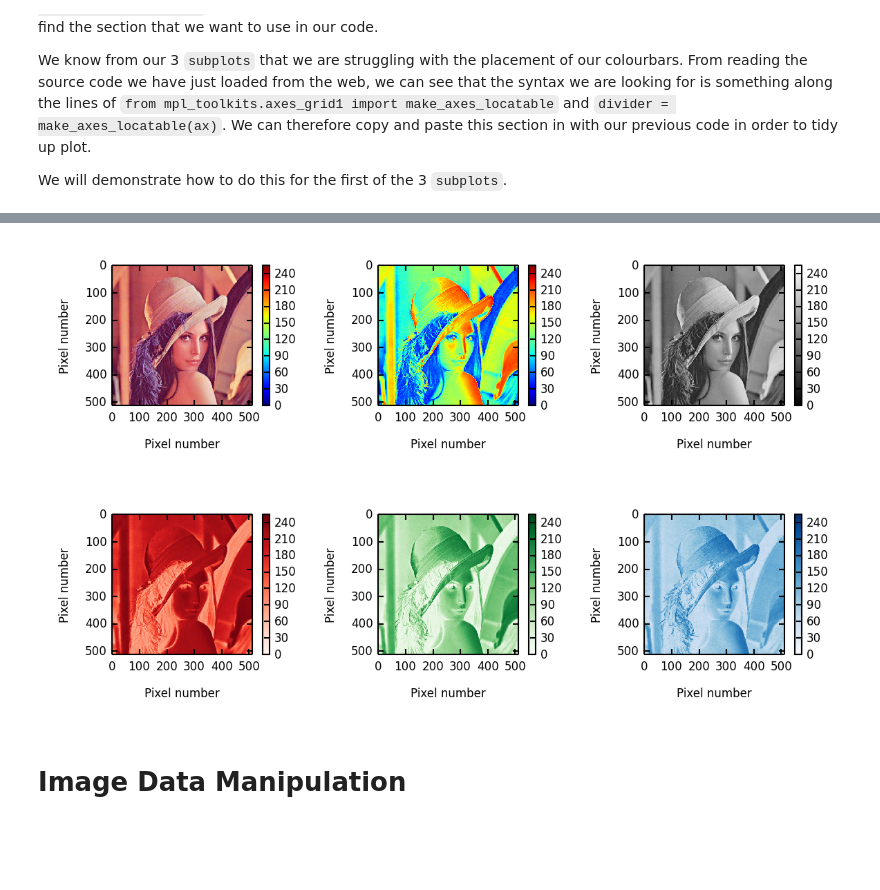
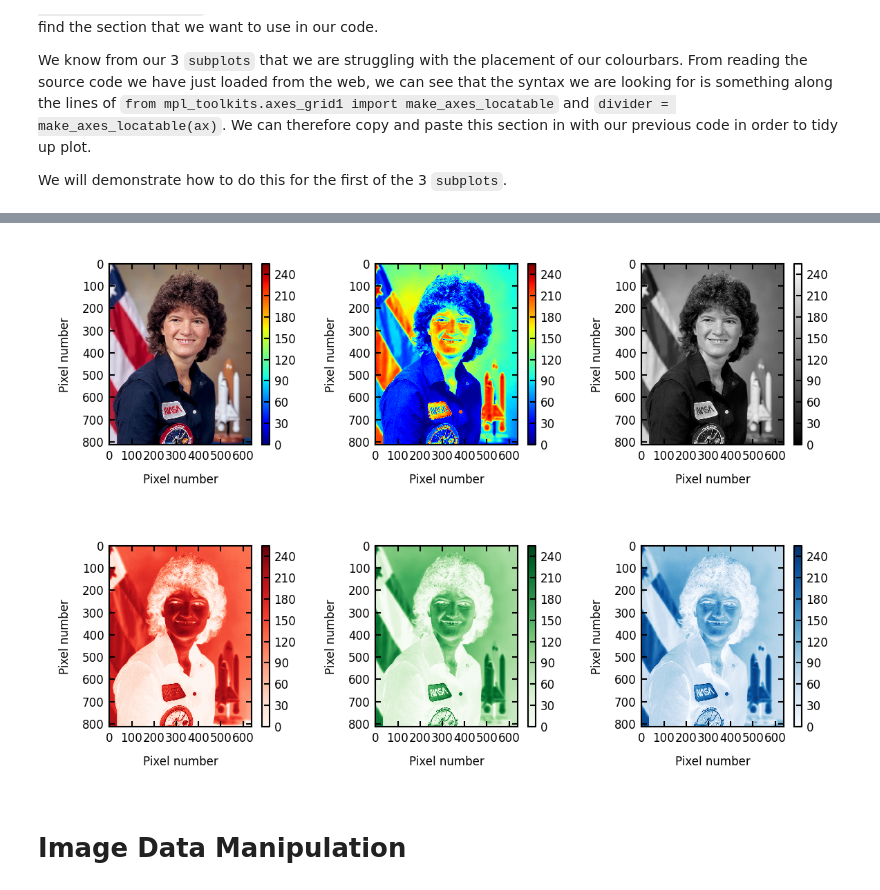
Before and after one commit to swcarpentry/DEPRECATED-bc, a Jupyter notebook: intermediate/python/SoftwareCarpentryDev_MRD_WithSolutions.ipynb, the cells around one changed output, grey strips where cells are left out. Cells and saved outputs as stored; diff of their text form; code cells hidden in the pictures; blank space fills up the shorter version.

```diff
--- a/intermediate/python/SoftwareCarpentryDev_MRD_WithSolutions.ipynb
+++ b/intermediate/python/SoftwareCarpentryDev_MRD_WithSolutions.ipynb
@@ -31,9 +31,10 @@ from scipy import ndimage
 
 # Specify the path to the first image (PNG) file.
 lenaPath = "./Lenna.png"
+sallyPath = "./Sally.png"
 
 # Load the first image file into memory.
-lenaPNG = ndimage.imread(lenaPath)
+sallyPNG = ndimage.imread(sallyPath)
 
 # Load the second image file (built-in) from the Scipy library.
 lenaSciPy = misc.lena()
@@ -122,3 +118,12 @@ As a side note, it is useful to understand that grayscale images can be stored a
+# %%
+# A more elegant way to separate the image into its RGB components is to use the transpose of the array of input data.
+redSallyT, greenSallyT, blueSallyT =  ndimage.imread(sallyPath).T
+
+# Now apply step to of the conversion from sRGB to linear grayscale.
+graySally = (0.299 * redSallyT) + (0.587 * greenSallyT) + (0.114 * blueSallyT)
+
+# We have to apply a second transpose as the initial transpose swapped the X and Y axes as well as the Z axis.
+graySally = graySally.T.astype("uint8")
 # %%
 # Plot the PNG in the jet colourmap.
 # Can't keep the same figure size for multi-sub-plot so need to specify something sensible.
@@ -296,7 +299,7 @@ We will demonstrate how to do this for the first of the 3 `subplots`.
 # %%
 from mpl_toolkits.axes_grid1 import make_axes_locatable
 
-im2Plot = lenaPNG
+im2Plot = sallyPNG
 colorMap = "jet"
 
 # Get handles for the figure and the subplots.
@@ -347,57 +350,57 @@ def plotNby1Subplot(icts, figSize = (4.0, 2.0)):
     fig = plt.figure(figsize = figSize)
 
     for index, ict in enumerate(icts):
 
         # Plot the image.
         ax = fig.add_subplot(1, len(icts), index + 1)
         im2Plot = icts[index][0]
         im = ax.imshow(im2Plot, interpolation = 'nearest', origin = 'upper', cmap = icts[index][1])
         ax.set_xlabel("Pixel number")
         ax.set_ylabel("Pixel number")
         im.set_clim([0,255])
 
         # Create divider for axis
         divider = make_axes_locatable(ax)
 
         # Append axes to the right of ax, with 5% width of ax
         cax = divider.append_axes("right", size="5%", pad=0.05)
 
         # Plot the colorbar.
         cbar = plt.colorbar(im, cax = cax)
 
     fig.tight_layout()
 
 # Define the tuple data.
-imageColbarTupList = [(lenaPNG, "jet"),
-                      (lenaSciPy, "jet"),
-                      (lenaSciPy, "gray")]
+imageColbarTupList = [(sallyPNG, "jet"),
+                      (graySally, "jet"),
+                      (graySally, "gray")]
 
 # Plot the images
 plotNby1Subplot(imageColbarTupList)
 
 plt.show()
 # %% [output]
-[figure, old version]
+[figure, new version]
 # %%
 # SOLUTION TO CHALLENGE 2
 
 # We can access the R component of the array.
-redLena = lenaPNG[:,:,0]
+redSally = sallyPNG[:,:,0]
 
 # We can also access the G and B components:
-greenLena = lenaPNG[:,:,1]
-blueLena = lenaPNG[:,:,2]
+greenSally = sallyPNG[:,:,1]
+blueSally = sallyPNG[:,:,2]
 
-imageColbarTupList = [(redLena, "Reds"),
-                      (greenLena, "Greens"),
-                      (blueLena, "Blues")]
+imageColbarTupList = [(redSally, "Reds"),
+                      (greenSally, "Greens"),
+                      (blueSally, "Blues")]
 
 # Plot the images
 plotNby1Subplot(imageColbarTupList)
 
 plt.show()
 # %% [output]
-[figure, old version]
+[figure, new version]
 # %% [markdown]
 # Image Data Manipulation
 # %% [markdown]
```
Also changed, not shown: parts of 20 cells of this notebook, 1 other file.
